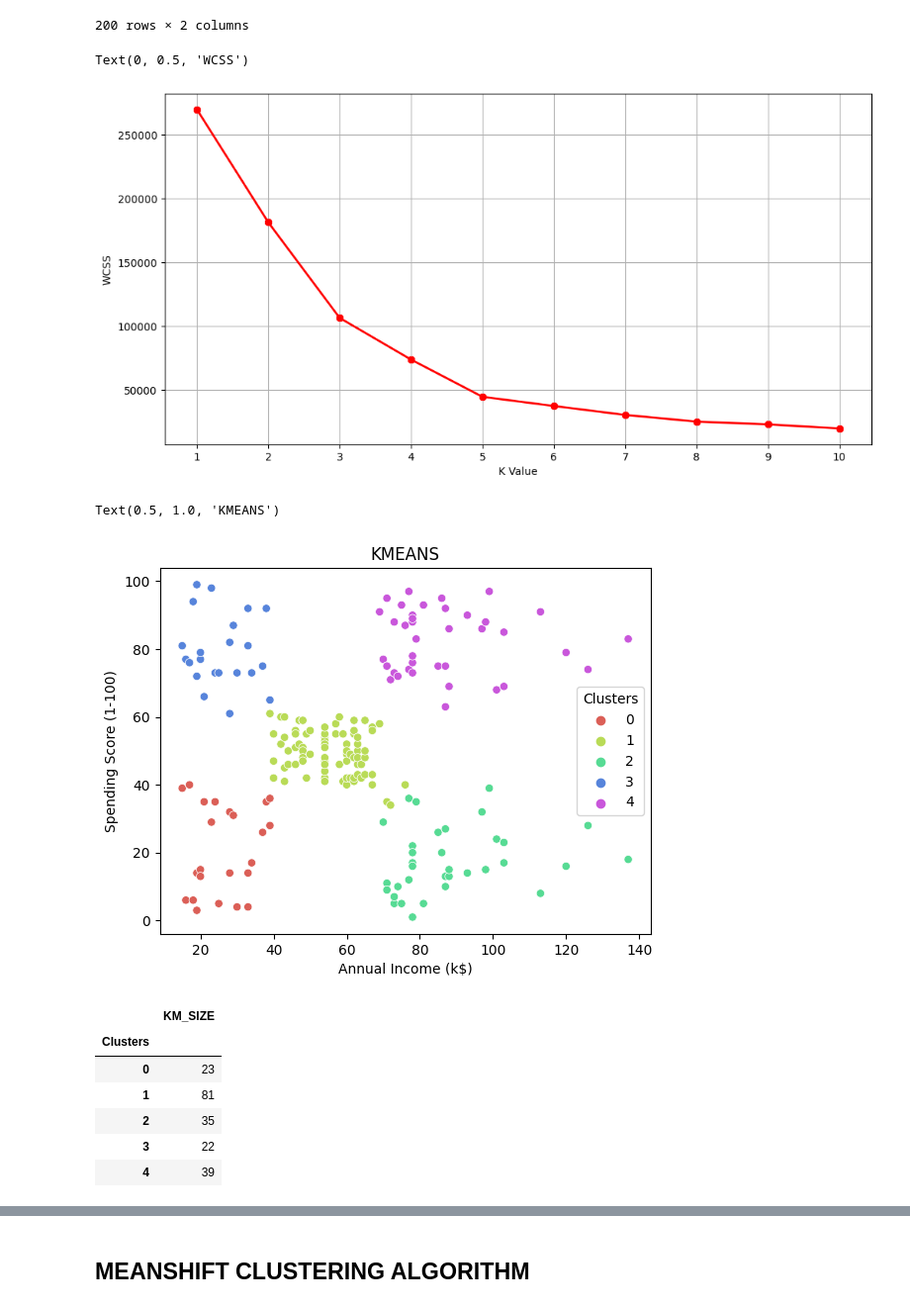
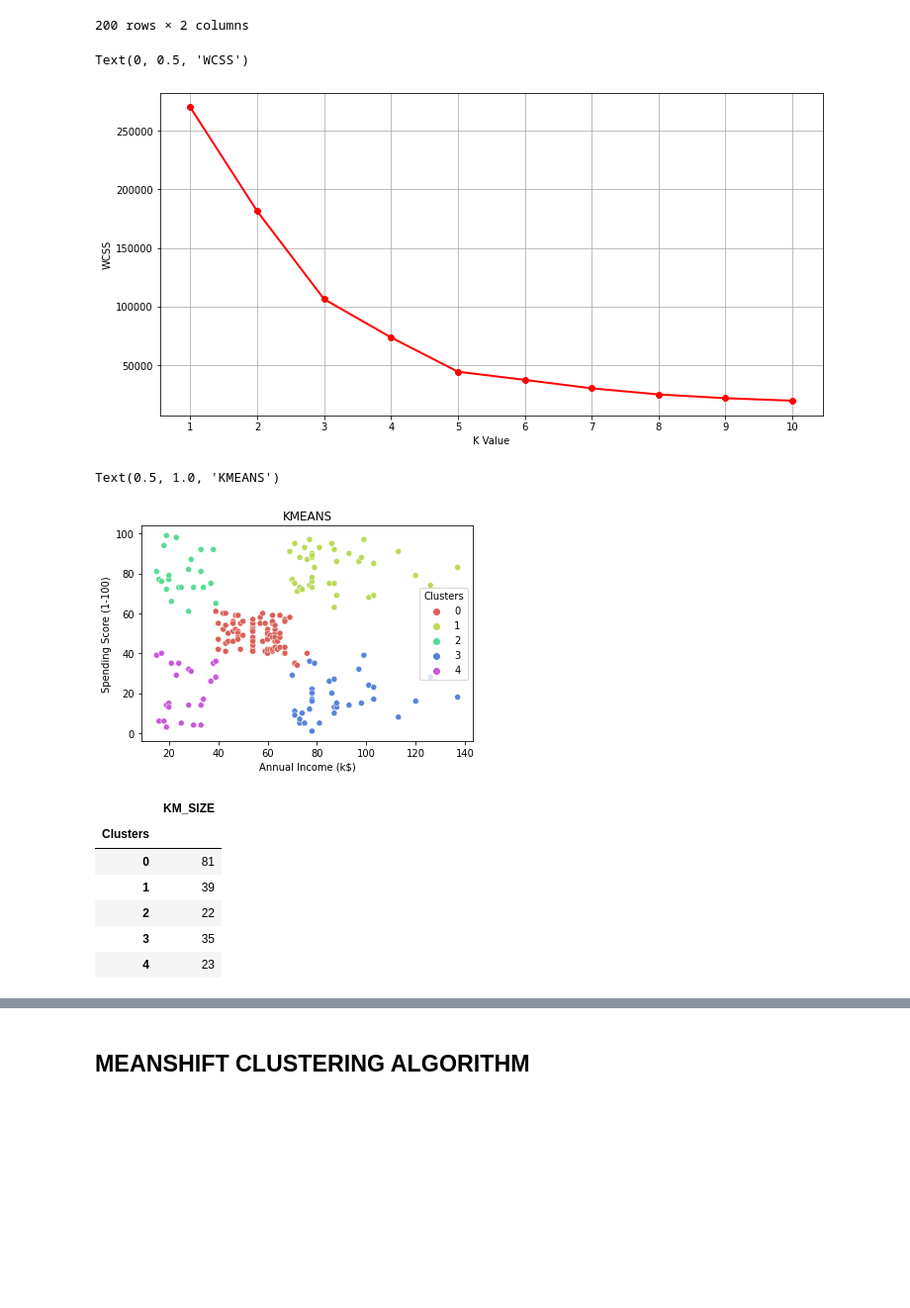
Before and after one commit to SwaroopThota/MINI-PROJECT_Customer-Segmentation, a Jupyter notebook: notebook.ipynb, the cells around one changed output, grey strips where cells are left out. Shown: that part at 99% size. Saved outputs shown, nothing was run; the diff lists cells and outputs as text; code cells hidden in the pictures; blank space fills up the shorter version.

```diff
--- a/notebook.ipynb
+++ b/notebook.ipynb
@@ -34,6 +53,8 @@ df.head()
 | 2 | 3 | Female | 20 | 16 | 6 |
 | 3 | 4 | Female | 23 | 16 | 77 |
 | 4 | 5 | Female | 31 | 17 | 40 |
+# %%
+df.drop(columns='CustomerID', axis=1, inplace=True)
 # %%
 df.describe()
 # %% [output]
@@ -120,8 +151,8 @@ Text(0, 0.5, 'Number of Customer')
 # %% [markdown]
 ## K-MEANS CLUSTERING
 # %%
-x = df[['Annual Income (k$)', 'Spending Score (1-100)']].copy()
-x
+x_train = df[['Annual Income (k$)', 'Spending Score (1-100)']].copy()
+x_train
 # %% [output]
 |  | Annual Income (k$) | Spending Score (1-100) |
 | 0 | 15 | 39 |
@@ -141,7 +172,7 @@ from sklearn.cluster import KMeans
 wcss = []
 for k in range(1,11):
     kmeans = KMeans(n_clusters=k, init="k-means++")
-    kmeans.fit(x)
+    kmeans.fit(x_train)
     wcss.append(kmeans.inertia_)
 plt.figure(figsize=(12,6))
 plt.grid()
@@ -151,29 +182,29 @@ plt.xticks(np.arange(1,11,1))
 plt.ylabel("WCSS")
 # %% [output]
 Text(0, 0.5, 'WCSS')
-[figure, old version]
+[figure, new version]
 # %%
 km = KMeans(n_clusters=5)
-clusters = km.fit_predict(x)
-x['Clusters'] = clusters
+clusters = km.fit_predict(x_train)
+x_train['Clusters'] = clusters
 centroids = km.cluster_centers_
 
-sns.scatterplot(data=x, x='Annual Income (k$)', y='Spending Score (1-100)',
-                hue=x['Clusters'], palette=sns.color_palette('hls', np.unique(clusters).shape[0]))
+sns.scatterplot(data=x_train, x='Annual Income (k$)', y='Spending Score (1-100)',
+                hue=x_train['Clusters'], palette=sns.color_palette('hls', np.unique(clusters).shape[0]))
 plt.title('KMEANS')
 # %% [output]
 Text(0.5, 1.0, 'KMEANS')
-[figure, old version]
+[figure, new version]
 # %%
-KM_clusters = x.copy()
+KM_clusters = x_train.copy()
 KM_clust_sizes = KM_clusters.groupby('Clusters').size().to_frame()
 KM_clust_sizes.columns = ['KM_SIZE']
 KM_clust_sizes
 # %% [output]
 |  | KM_SIZE |
 | Clusters |  |
-| 0 | 23 |
-| 1 | 81 |
-| 2 | 35 |
-| 3 | 22 |
-| 4 | 39 |
+| 0 | 81 |
+| 1 | 39 |
+| 2 | 22 |
+| 3 | 35 |
+| 4 | 23 |
```
Also changed, not shown: parts of 21 cells of this notebook, 1 other file.
